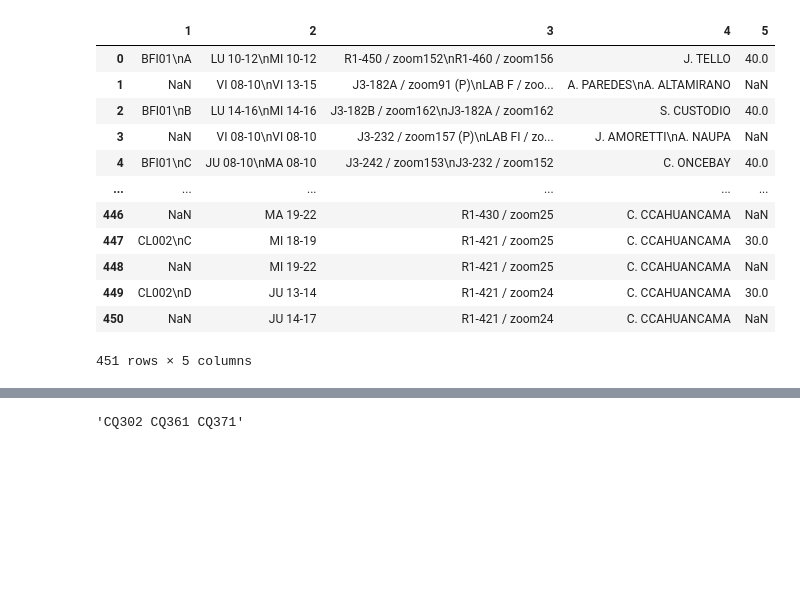
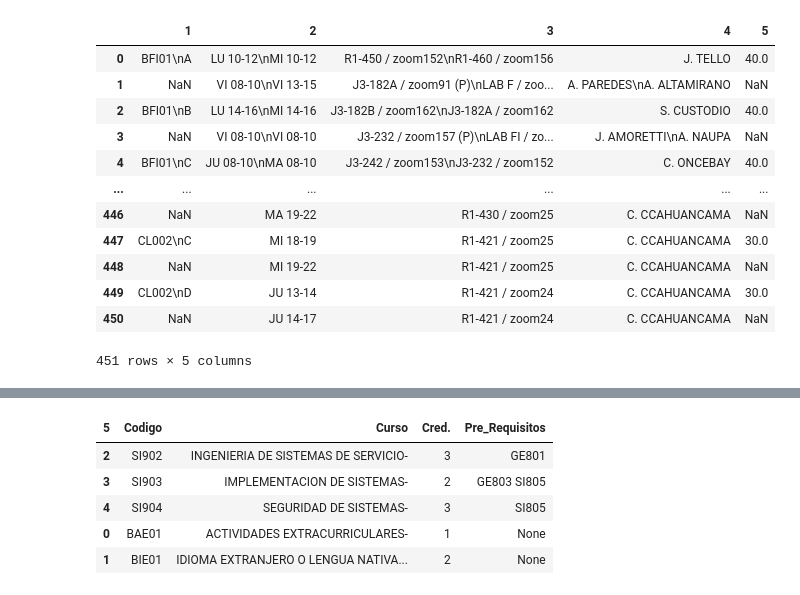
Before and after one commit to thsergitox/Generator-of-graphs-for-a-curricular-grid-Using-Pyvis, a Jupyter notebook: mallacurricular.ipynb, the cells around one changed output, grey strips where cells are left out. Saved outputs shown, nothing was run; the diff lists cells and outputs as text; code cells hidden in the pictures; blank space fills up the shorter version.

```diff
--- a/mallacurricular.ipynb
+++ b/mallacurricular.ipynb
@@ -85,7 +99,12 @@ mallad
 # %%
-mallad.iloc[40, 3]
+mallad.iloc[56:61]
 # %% [output]
-'CQ302 CQ361 CQ371'
+| 5 | Codigo | Curso | Cred. | Pre_Requisitos |
+| 2 | SI902 | INGENIERIA DE SISTEMAS DE SERVICIO- | 3 | GE801 |
+| 3 | SI903 | IMPLEMENTACION DE SISTEMAS- | 2 | GE803 SI805 |
+| 4 | SI904 | SEGURIDAD DE SISTEMAS- | 3 | SI805 |
+| 0 | BAE01 | ACTIVIDADES EXTRACURRICULARES- | 1 | None |
+| 1 | BIE01 | IDIOMA EXTRANJERO O LENGUA NATIVA... | 2 | None |
 # %%
 # Crear un grafo dirigido
 G = nx.DiGraph()
```
Also changed, not shown: parts of 4 cells of this notebook.
